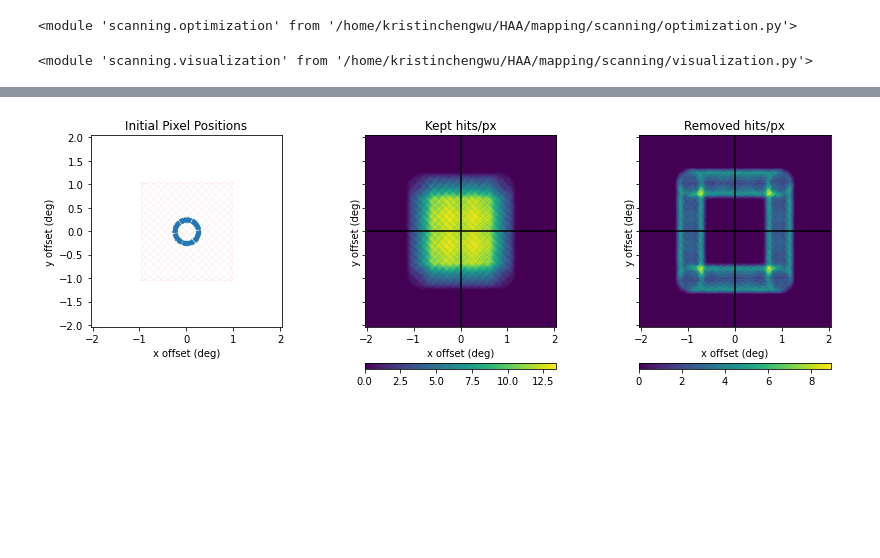
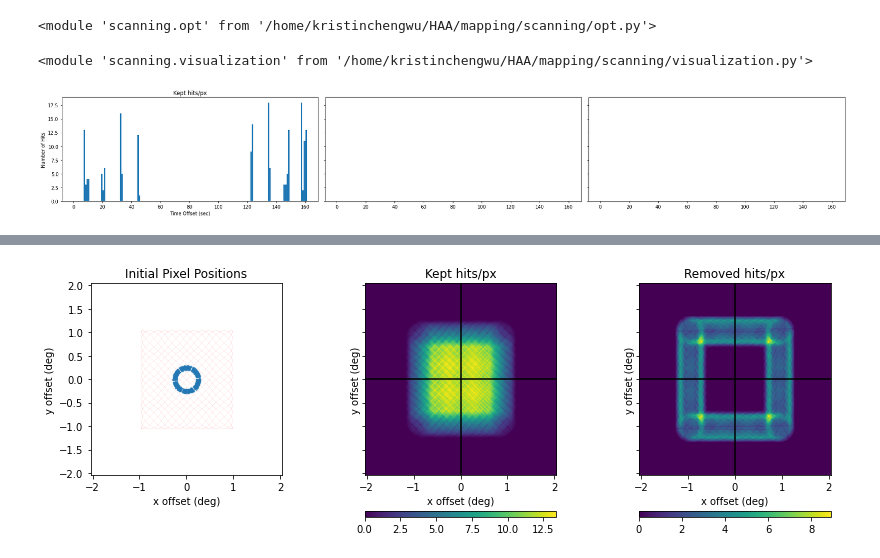
Before and after one commit to ccatp/scan_patterns, a Jupyter notebook: tutorials/simulations.ipynb, the cells around one changed output, grey strips where cells are left out. Cells and saved outputs as stored; diff of their text form; code cells hidden in the pictures; blank space fills up the shorter version.

Commit message:
Simulation object and associated plots

```diff
--- a/tutorials/simulations.ipynb
+++ b/tutorials/simulations.ipynb
@@ -10,12 +10,31 @@ import importlib
 
 import io
 from line_profiler import LineProfiler
+# %%
+prime_cam = camera.PrimeCam()
+prime_cam.add_module('Mod280', 'c', mod_rot=0)
+
+sky_pattern = coordinates.Pong(
+    num_term=4,
+    width=2, height=2, spacing='400 arcsec',
+    velocity=1/2, sample_interval=1/40,
+)
+
+telescope_pattern = coordinates.TelescopePattern(
+    sky_pattern, instrument=prime_cam, start_ra=0, start_dec=0, start_hrang=0
+)
 # %%
-importlib.reload(optimization)
+importlib.reload(opt)
 # %% [output]
-<module 'scanning.optimization' from '/home/kristinchengwu/HAA/mapping/scanning/optimization.py'>
+<module 'scanning.opt' from '/home/kristinchengwu/HAA/mapping/scanning/opt.py'>
 # %%
 importlib.reload(visualization)
 # %% [output]
 <module 'scanning.visualization' from '/home/kristinchengwu/HAA/mapping/scanning/visualization.py'>
+# %%
+sim = opt.Simulation(telescope_pattern, 'Mod280', max_acc=0.5, pxan_lim=[(-3000, -2970), (-3000, -2970)])
+# %%
+visualization.pxan_time(sim, bin=1, norm_pxan=False, kept_hits=True, total_hits=True, removed_hits=True)
+# %% [output]
+[figure, added]
 # %%
```
Also changed, not shown: parts of 2 cells of this notebook, 4 other files.
